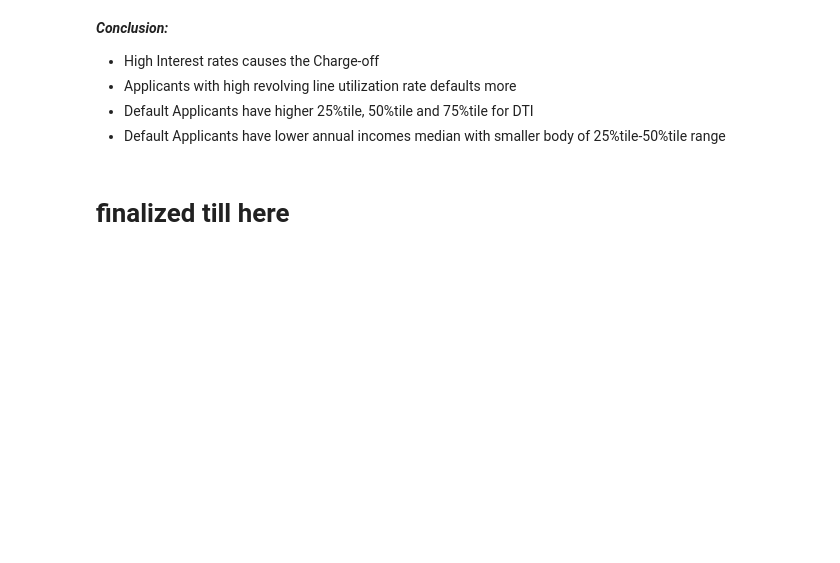
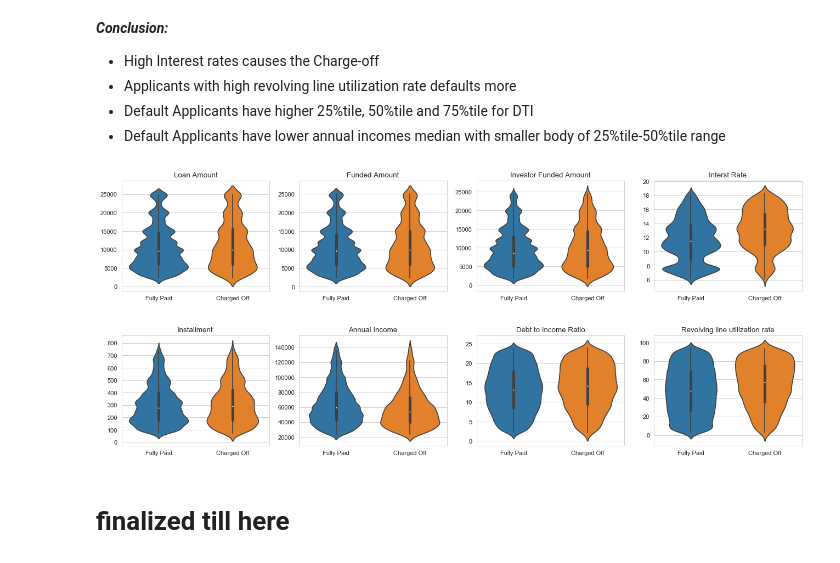
Before and after one commit to arpitjoshi/case-study-2, a Jupyter notebook: notebook.ipynb, the cells around one changed output. Cells and saved outputs as stored; diff of their text form; code cells hidden in the pictures; blank space fills up the shorter version.

```diff
--- a/notebook.ipynb
+++ b/notebook.ipynb
@@ -880,6 +880,63 @@ ___Conclusion:___
 - Applicants with high revolving line utilization rate defaults more
 - Default Applicants have higher 25%tile, 50%tile and 75%tile for DTI
 - Default Applicants have lower annual incomes median with smaller body of 25%tile-50%tile range
+# %%
+plt.figure(num=None, figsize=(20, 8), dpi=80, facecolor='w', edgecolor='k')
+
+plt.subplot(2, 4, 1)
+sns.violinplot(x='loan_status', y='loan_amnt', data=dataset[dataset.loan_amnt.between(dataset.loan_amnt.quantile(0.05), dataset.loan_amnt.quantile(0.95))])
+plt.ylabel("")
+plt.xlabel("")
+plt.title("Loan Amount")
+
+
+plt.subplot(2, 4, 2)
+sns.violinplot(x='loan_status', y='funded_amnt', data=dataset[dataset.funded_amnt.between(dataset.funded_amnt.quantile(0.05), dataset.funded_amnt.quantile(0.95))])
+plt.ylabel("")
+plt.xlabel("")
+plt.title("Funded Amount")
+
+plt.subplot(2, 4, 3)
+sns.violinplot(x='loan_status', y='funded_amnt_inv', data=dataset[dataset.funded_amnt_inv.between(dataset.funded_amnt_inv.quantile(0.05), dataset.funded_amnt_inv.quantile(0.95))])
+plt.ylabel("")
+plt.xlabel("")
+plt.title("Investor Funded Amount")
+
+plt.subplot(2, 4, 4)
+sns.violinplot(x='loan_status', y='int_rate', data=dataset[dataset.int_rate.between(dataset.int_rate.quantile(0.05), dataset.int_rate.quantile(0.95))])
+plt.ylabel("")
+plt.xlabel("")
+plt.title("Interst Rate")
+
+plt.subplot(2, 4, 5)
+sns.violinplot(x='loan_status', y='installment', data=dataset[dataset.installment.between(dataset.installment.quantile(0.05), dataset.installment.quantile(0.95))])
+plt.ylabel("")
+plt.xlabel("")
+plt.title("Installment")
+
+plt.subplot(2, 4, 6)
+sns.violinplot(x='loan_status', y='annual_inc', data=dataset[dataset.annual_inc.between(dataset.annual_inc.quantile(0.05), dataset.annual_inc.quantile(0.95))])
+plt.ylabel("")
+plt.xlabel("")
+plt.title("Annual Income")
+
+plt.subplot(2, 4, 7)
+sns.violinplot(x='loan_status', y='dti', data=dataset[dataset.dti.between(dataset.dti.quantile(0.05), dataset.dti.quantile(0.95))])
+plt.ylabel("")
+plt.xlabel("")
+plt.title("Debt to Income Ratio")
+
+plt.subplot(2, 4, 8)
+sns.violinplot(x='loan_status', y='revol_util', data=dataset[dataset.revol_util.between(dataset.revol_util.quantile(0.05), dataset.revol_util.quantile(0.95))])
+plt.ylabel("")
+plt.xlabel("")
+plt.title("Revolving line utilization rate")
+
+plt.subplots_adjust(hspace = 0.4)
+
+plt.show()
+# %% [output]
+[figure, added]
 # %% [markdown]
 # finalized till here
 # %% [markdown]
```
